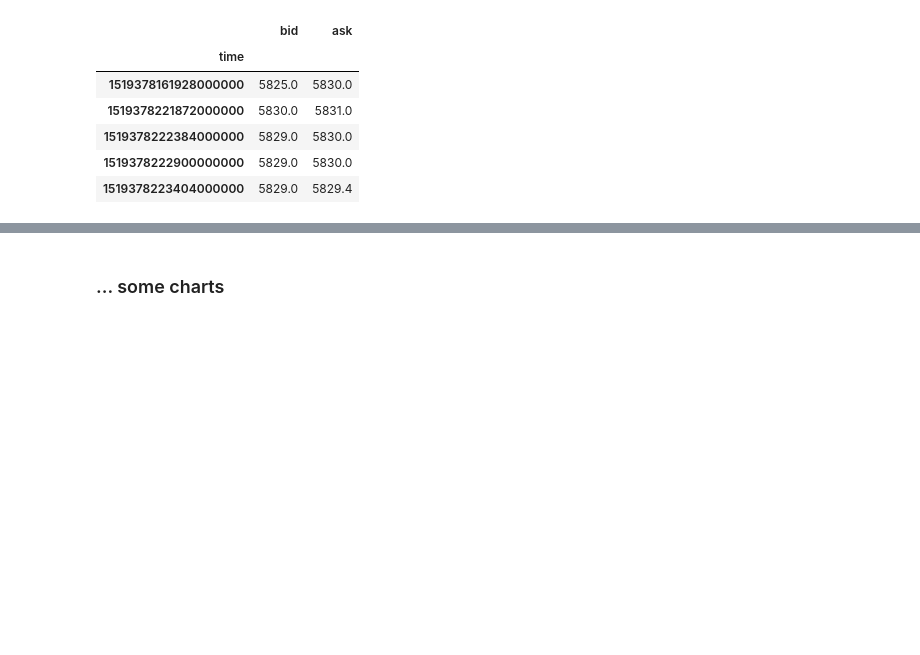
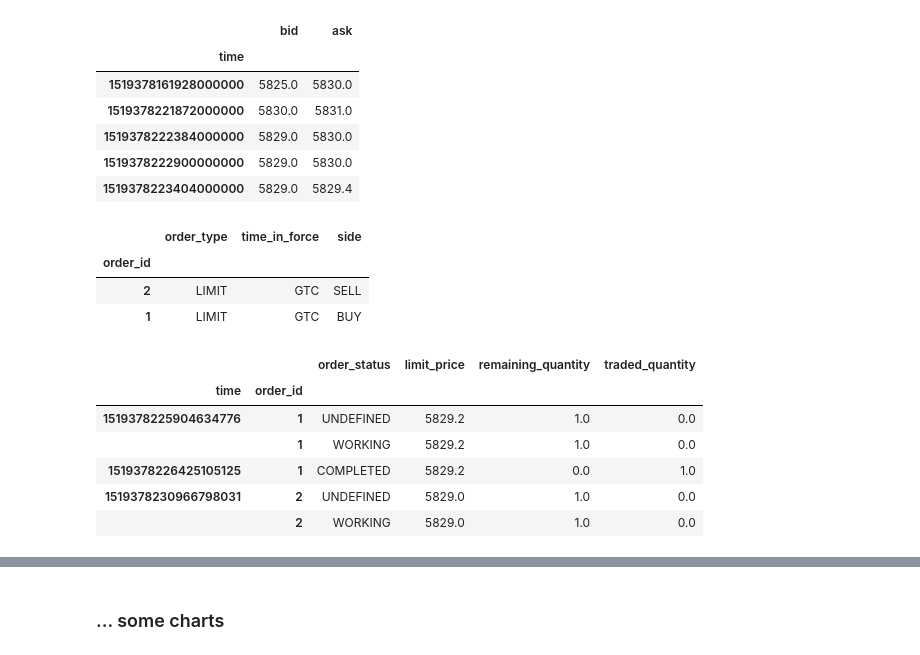
Before and after one commit to Sahanduiuc/roq-jupyter, a Jupyter notebook: notebooks/simple.ipynb, the cells around one changed output, grey strips where cells are left out. Drawn from its saved outputs; the diff is of its cells as text; code cells hidden in the pictures; blank space fills up the shorter version.

```diff
--- a/notebooks/simple.ipynb
+++ b/notebooks/simple.ipynb
@@ -275,20 +308,13 @@ class Strategy(roq.client.Handler):
             cancel_order_ack)
 # %% [markdown]
 ## A simple wrapper function so we can time it
-# %%
-def run_simulation(strategy, connections):
-    """ Simulation example.
-    """
-    # creates an event generator object
-    generator = roq.client.Simulation.create_generator(type='csv-old', history=connections[0])
-    # creates an order matching object
-    matcher = roq.client.Simulation.create_matcher(type='simple', name='CFFEX')
-    # creates a collector
-    collector = roq.client.Simulation.create_collector(period=datetime.timedelta(milliseconds=1))
-    # runs the simulation
-    roq.client.Simulation(strategy, generator, matcher, collector).dispatch()
-    # done
-    return collector
+# %%
+def run_simulation(connections, *args, **kwargs):
+    """ Simulation example.
+    """
+    return roq.client.Simulation(
+        connections,
+        datetime.timedelta(milliseconds=1)).dispatch(Strategy, *args, **kwargs)
 # %% [markdown]
 ## Variables
 # %%
@@ -309,5 +333,9 @@ HISTORY = get_data_path('USTP_Multi_20180223.csv')  # about 372k market data eve
 # %%
-STRATEGY = Strategy(account=ACCOUNT, exchange=EXCHANGE, symbol=SYMBOL)
+kwargs = dict(
+    account=ACCOUNT,
+    exchange=EXCHANGE,
+    symbol=SYMBOL
+)
 # %% [markdown]
 ## Run the simulation...
 # %% [markdown]
@@ -319,5 +347,5 @@ STRATEGY = Strategy(account=ACCOUNT, exchange=EXCHANGE, symbol=SYMBOL)
 # %% [markdown]
 ### ... further analysis
 # %%
-collector = run_simulation(STRATEGY, [HISTORY,])
+result = run_simulation([HISTORY,], **kwargs)
 # %%
@@ -364,3 +392,22 @@ best_bid_ask.head()
 | 1519378222384000000 | 5829.0 | 5830.0 |
 | 1519378222900000000 | 5829.0 | 5830.0 |
 | 1519378223404000000 | 5829.0 | 5829.4 |
+# %%
+orders = result.extract(exchange=EXCHANGE, symbol=SYMBOL, type="orders")
+orders.head()
+# %% [output]
+|  | order_type | time_in_force | side |
+| order_id |  |  |  |
+| 2 | LIMIT | GTC | SELL |
+| 1 | LIMIT | GTC | BUY |
+# %%
+order_update = result.extract(exchange=EXCHANGE, symbol=SYMBOL, type="order_update")
+order_update.head()
+# %% [output]
+|  |  | order_status | limit_price | remaining_quantity | traded_quantity |
+| time | order_id |  |  |  |  |
+| 1519378225904634776 | 1 | UNDEFINED | 5829.2 | 1.0 | 0.0 |
+|  | 1 | WORKING | 5829.2 | 1.0 | 0.0 |
+| 1519378226425105125 | 1 | COMPLETED | 5829.2 | 0.0 | 1.0 |
+| 1519378230966798031 | 2 | UNDEFINED | 5829.0 | 1.0 | 0.0 |
+|  | 2 | WORKING | 5829.0 | 1.0 | 0.0 |
```
Also changed, not shown: parts of 9 cells of this notebook.
